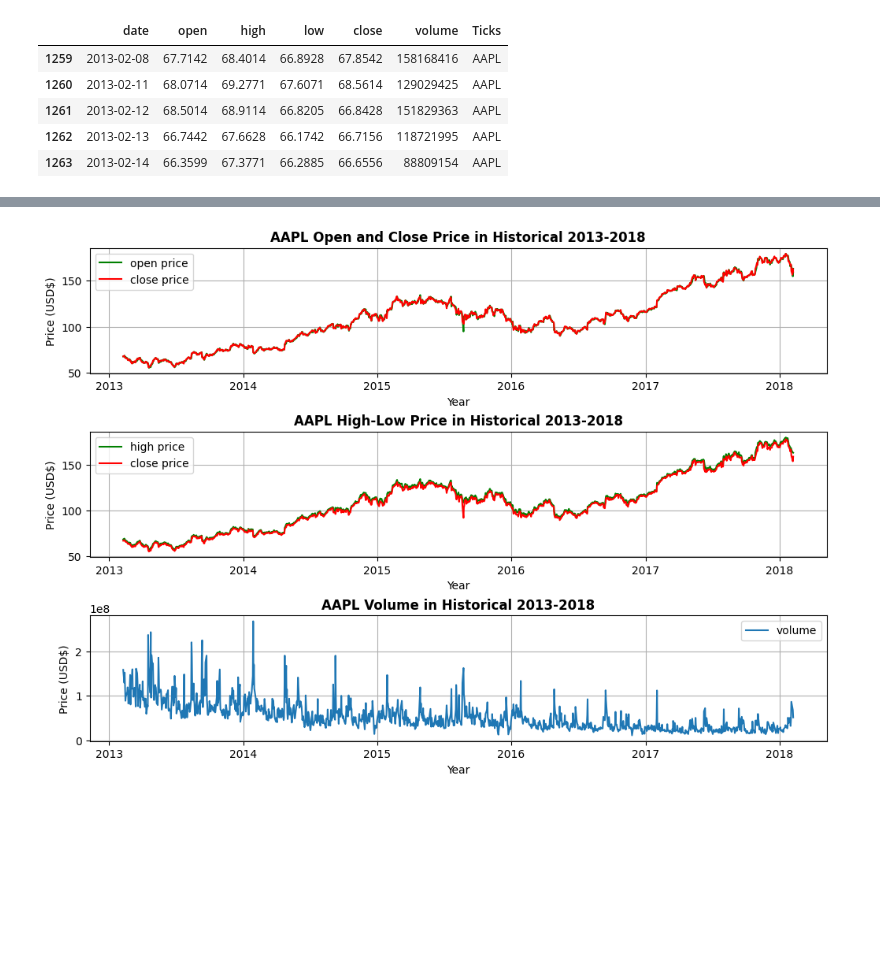
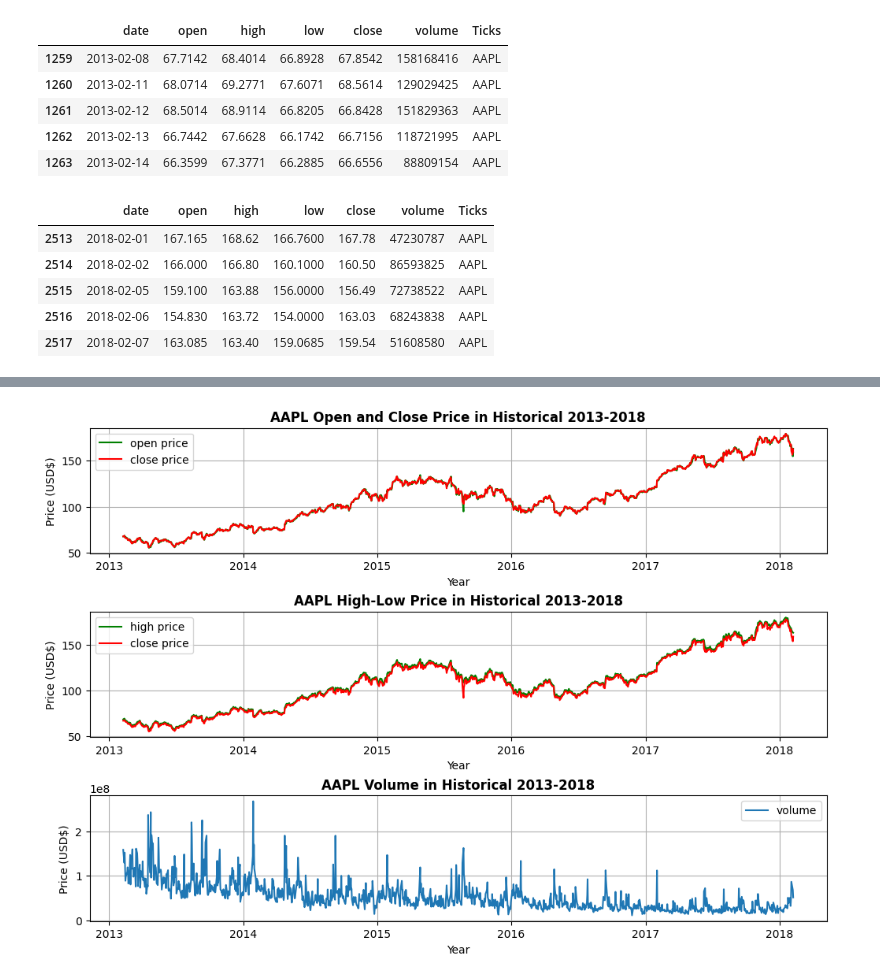
Before and after one commit to ongfong/data_analysis_projects, a Jupyter notebook: AAPL_stock_analysis.ipynb, the cells around one changed output, grey strips where cells are left out. Drawn from its saved outputs; the diff is of its cells as text; code cells hidden in the pictures; blank space fills up the shorter version.

```diff
--- a/AAPL_stock_analysis.ipynb
+++ b/AAPL_stock_analysis.ipynb
@@ -110,3 +110,12 @@ aapl.head()
 | 1261 | 2013-02-12 | 68.5014 | 68.9114 | 66.8205 | 66.8428 | 151829363 | AAPL |
 | 1262 | 2013-02-13 | 66.7442 | 67.6628 | 66.1742 | 66.7156 | 118721995 | AAPL |
 | 1263 | 2013-02-14 | 66.3599 | 67.3771 | 66.2885 | 66.6556 | 88809154 | AAPL |
+# %%
+aapl.tail()
+# %% [output]
+|  | date | open | high | low | close | volume | Ticks |
+| 2513 | 2018-02-01 | 167.165 | 168.62 | 166.7600 | 167.78 | 47230787 | AAPL |
+| 2514 | 2018-02-02 | 166.000 | 166.80 | 160.1000 | 160.50 | 86593825 | AAPL |
+| 2515 | 2018-02-05 | 159.100 | 163.88 | 156.0000 | 156.49 | 72738522 | AAPL |
+| 2516 | 2018-02-06 | 154.830 | 163.72 | 154.0000 | 163.03 | 68243838 | AAPL |
+| 2517 | 2018-02-07 | 163.085 | 163.40 | 159.0685 | 159.54 | 51608580 | AAPL |
```
Also changed, not shown: parts of 2 cells of this notebook.
